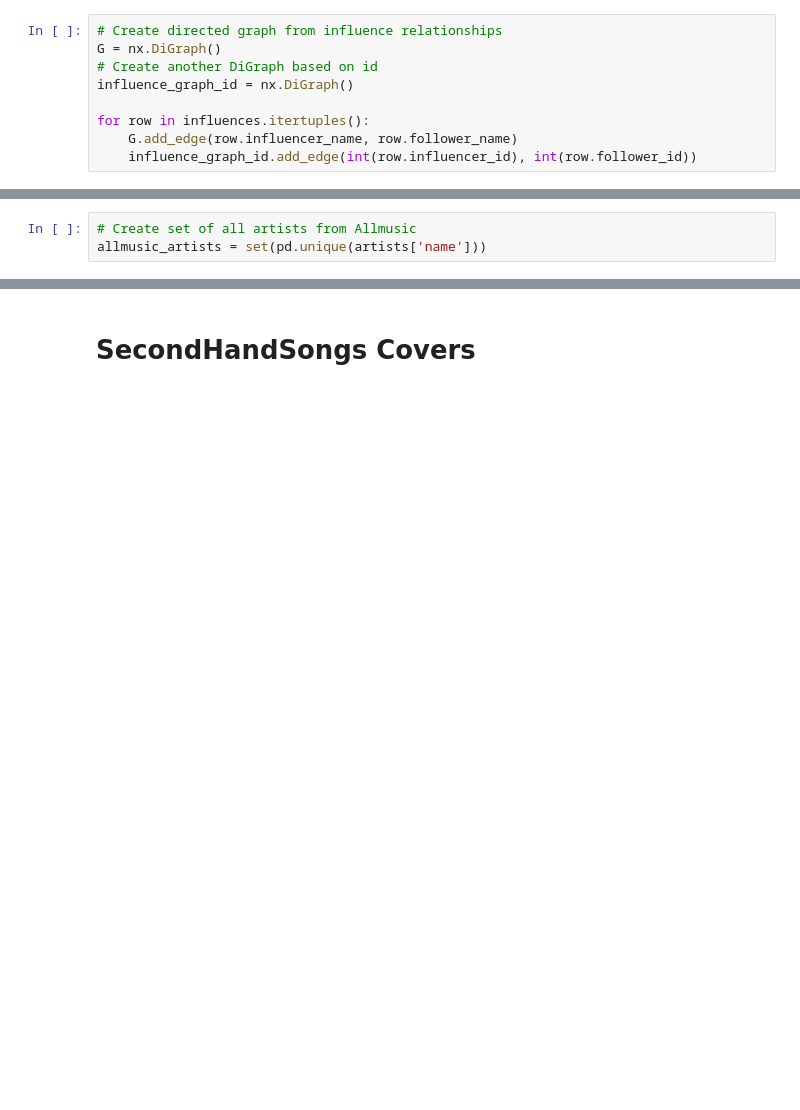
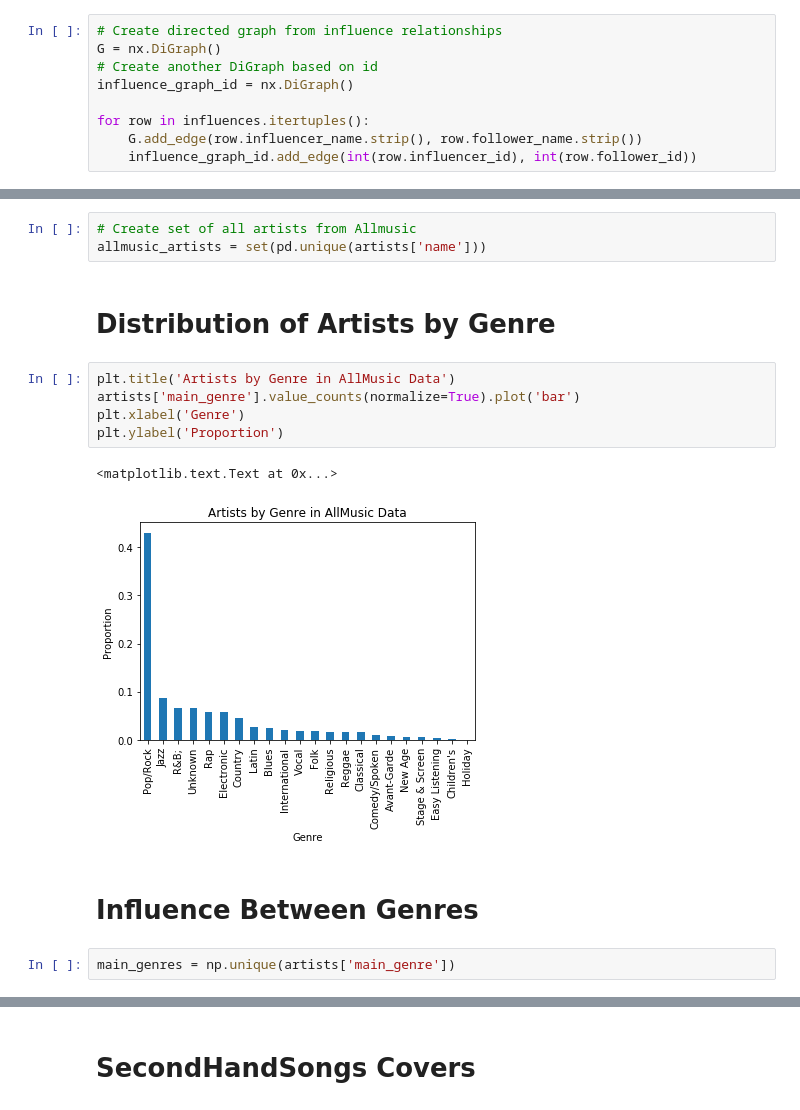
Before and after one commit to wzeyuann/music_influence, a Jupyter notebook: Exploratory_Analysis.ipynb, the cells around one changed output, grey strips where cells are left out. Cells and saved outputs as stored; diff of their text form; blank space fills up the shorter version.

```diff
--- a/Exploratory_Analysis.ipynb
+++ b/Exploratory_Analysis.ipynb
@@ -34,7 +36,7 @@ G = nx.DiGraph()
 influence_graph_id = nx.DiGraph()
 
 for row in influences.itertuples():
-    G.add_edge(row.influencer_name, row.follower_name)
+    G.add_edge(row.influencer_name.strip(), row.follower_name.strip())
     influence_graph_id.add_edge(int(row.influencer_id), int(row.follower_id))
 # %%
 # Save influence graph (with id nodes) to file
@@ -103,3 +105,17 @@ plt.title('Degree Distribution for Allmusic Influence Network')
 # %%
 # Create set of all artists from Allmusic
 allmusic_artists = set(pd.unique(artists['name']))
+# %% [markdown]
+# Distribution of Artists by Genre
+# %%
+plt.title('Artists by Genre in AllMusic Data')
+artists['main_genre'].value_counts(normalize=True).plot('bar')
+plt.xlabel('Genre')
+plt.ylabel('Proportion')
+# %% [output]
+<matplotlib.text.Text at 0x...>
+[figure, added]
+# %% [markdown]
+# Influence Between Genres
+# %%
+main_genres = np.unique(artists['main_genre'])
```
Also changed, not shown: parts of 17 cells of this notebook, 6 other files.
